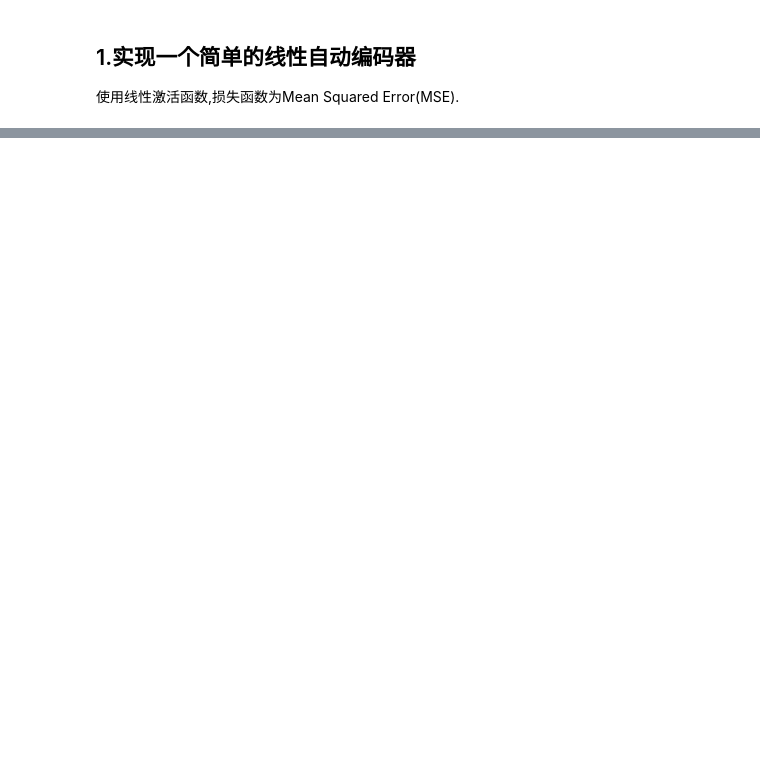
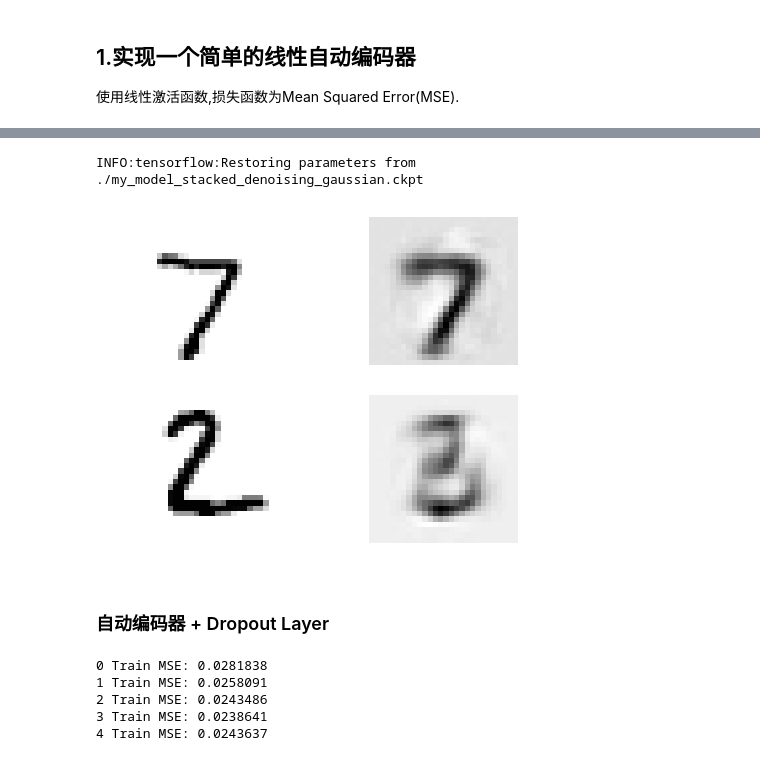
Before and after one commit to LiaoPan/Dive-Into-Machine-Learning, a Jupyter notebook: Autoencoders/Autoencoder.ipynb, the cells around one changed output, grey strips where cells are left out. Drawn from its saved outputs; the diff is of its cells as text; code cells hidden in the pictures; blank space fills up the shorter version.

```diff
--- a/Autoencoders/Autoencoder.ipynb
+++ b/Autoencoders/Autoencoder.ipynb
@@ -45,0 +173,17 @@ init = tf.global_variables_initializer()
+# %%
+#该函数为上述代码整理所得.
+def show_reconstructed_digits(X, outputs, model_path = None, n_test_digits = 2):
+    with tf.Session() as sess:
+        if model_path:
+            saver.restore(sess, model_path)
+        X_test = mnist.test.images[:n_test_digits]
+        outputs_val = outputs.eval(feed_dict={X: X_test})
+
+    fig = plt.figure(figsize=(8, 3 * n_test_digits))
+    for digit_index in range(n_test_digits):
+        plt.subplot(n_test_digits, 2, digit_index * 2 + 1)
+        plot_image(X_test[digit_index])
+        plt.subplot(n_test_digits, 2, digit_index * 2 + 2)
+        plot_image(outputs_val[digit_index])
+
+#exmaple :show_reconstructed_digits(X, outputs, "./my_model_tying_weights.ckpt")
@@ -45,0 +192,19 @@ init = tf.global_variables_initializer()
+# %%
+n_inputs = 28 * 28
+n_hidden1 = 300
+n_hidden2 = 150  # codings in hidden layers
+n_hidden3 = n_hidden1
+n_outputs = n_inputs
+learning_rate = 0.01
+noise_level = 1 # noise ratio
+
+n_epochs = 20
+batch_size = 200
+# %%
+X = tf.placeholder(tf.float32,shape=[None,n_inputs])
+X_noisy = X + noise_level*tf.random_normal(tf.shape(X)) # add guassian noises
+
+hidden1 = tf.layers.dense(X_noisy,n_hidden1,activation=tf.nn.relu,name='hidden1')
+hidden2 = tf.layers.dense(hidden1,n_hidden2,activation=tf.nn.relu,name='hidden2')
+hidden3 = tf.layers.dense(hidden2,n_hidden3,activation=tf.nn.relu,name='hidden3')
+outputs = tf.layers.dense(hidden3,n_outputs,name='outputs')
@@ -45,0 +253,7 @@ init = tf.global_variables_initializer()
+# %%
+show_reconstructed_digits(X, outputs, "./my_model_stacked_denoising_gaussian.ckpt")
+# %% [output]
+INFO:tensorflow:Restoring parameters from ./my_model_stacked_denoising_gaussian.ckpt
+[figure, added]
+# %% [markdown]
+### 自动编码器 + Dropout Layer
@@ -45,0 +290,19 @@ init = tf.global_variables_initializer()
+# %%
+with tf.Session() as sess:
+    init.run()
+    for epoch in range(n_epochs):
+        n_batches = mnist.train.num_examples//batch_size
+        for i in range(n_batches):
+            print("\r{}%".format(100 * iteration // n_batches), end="")
+            sys.stdout.flush()
+            X_batch,y_batch = mnist.train.next_batch(batch_size)
+            sess.run(training_op,feed_dict={X:X_batch,training: True})
+        loss_train = reconstruction_loss.eval(feed_dict={X:X_batch})
+        print("\r{}".format(epoch), "Train MSE:", loss_train)
+        saver.save(sess, "./my_model_stacked_denoising_dropout.ckpt")
+# %% [output]
+0 Train MSE: 0.0281838
+1 Train MSE: 0.0258091
+2 Train MSE: 0.0243486
+3 Train MSE: 0.0238641
+4 Train MSE: 0.0243637
```
Also changed, not shown: parts of 23 cells of this notebook, 18 other files.
